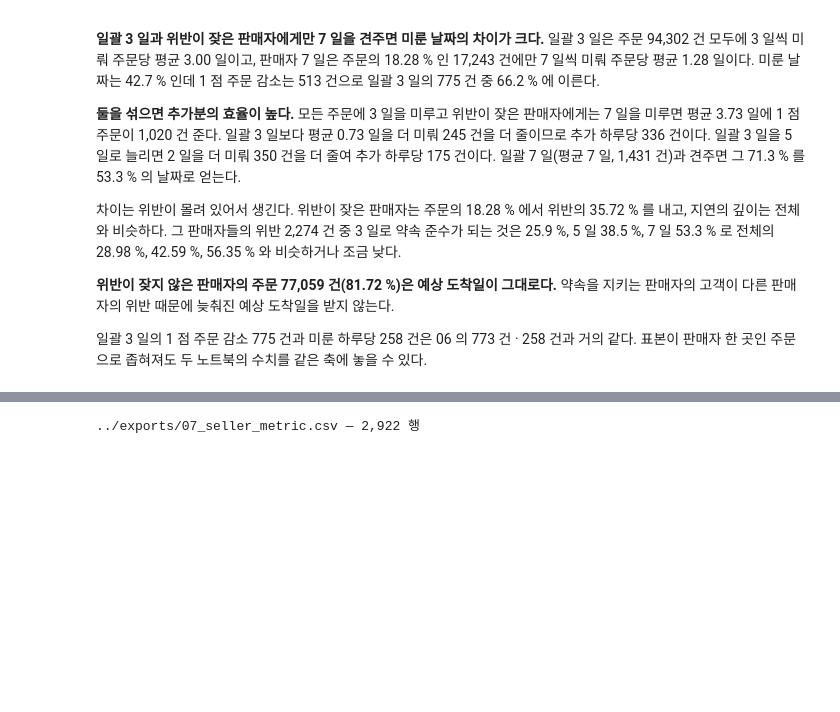
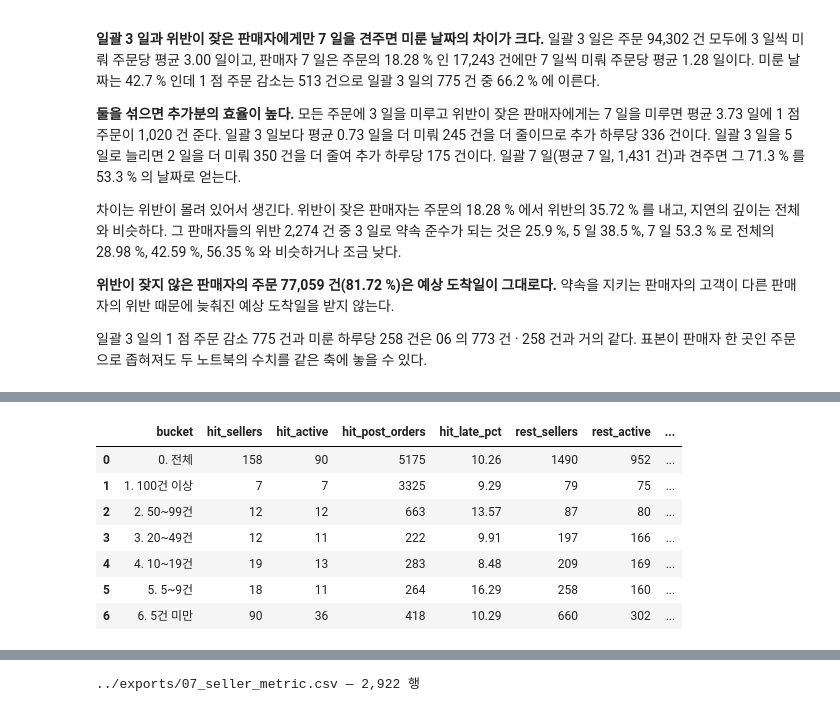
Before and after one commit to wlstjd1011/Olist-data-analyze, a Jupyter notebook: notebooks/07_seller_quality.ipynb, the cells around one changed output, grey strips where cells are left out. Cells and saved outputs as stored; diff of their text form; code cells hidden in the pictures; blank space fills up the shorter version.

```diff
--- a/notebooks/07_seller_quality.ipynb
+++ b/notebooks/07_seller_quality.ipynb
@@ -1257,0 +1398,80 @@ ORDER BY policy
+# %%
+con.execute("""
+WITH base AS (
+    SELECT seller_id,
+           days_vs_promise,
+           CASE WHEN order_purchase_timestamp >= DATE '2018-01-01'
+                THEN 'post'
+                WHEN CAST(order_purchase_timestamp AS DATE)
+                     + CAST(delivery_days AS INTEGER) < DATE '2018-01-01'
+                THEN 'prev'
+           END AS period
+    FROM seller_review
+),
+rate AS (
+    SELECT period,
+           AVG(CASE WHEN days_vs_promise > 0 THEN 1.0 ELSE 0.0 END) AS late_all
+    FROM base
+    WHERE period IS NOT NULL
+    GROUP BY period
+),
+per_seller AS (
+    SELECT b.seller_id,
+           b.period,
+           COUNT(*)                                AS orders,
+           COUNT(*) FILTER (b.days_vs_promise > 0) AS late_n,
+           MIN(r.late_all)                         AS late_all
+    FROM base AS b
+    JOIN rate AS r USING (period)
+    GROUP BY b.seller_id, b.period
+),
+flag AS (
+    SELECT seller_id,
+           period,
+           orders,
+           late_n,
+           ((1.0 * late_n / orders + 1.9208 / orders)
+            - 1.96 * SQRT((1.0 * late_n / orders) * (1 - 1.0 * late_n / orders) / orders
+                          + 0.9604 / (orders * orders)))
+           / (1 + 3.8416 / orders) > late_all AS hit
+    FROM per_seller
+),
+prev AS (SELECT * FROM flag WHERE period = 'prev'),
+post AS (SELECT * FROM flag WHERE period = 'post'),
+joined AS (
+    SELECT CASE WHEN pv.orders >= 100 THEN '1. 100건 이상'
+                WHEN pv.orders >=  50 THEN '2. 50~99건'
+                WHEN pv.orders >=  20 THEN '3. 20~49건'
+                WHEN pv.orders >=  10 THEN '4. 10~19건'
+                WHEN pv.orders >=   5 THEN '5. 5~9건'
+                ELSE                       '6. 5건 미만' END AS bucket,
+           pv.hit,
+           ps.orders AS post_orders,
+           ps.late_n AS post_late
+    FROM prev      AS pv
+    LEFT JOIN post AS ps USING (seller_id)
+)
+SELECT COALESCE(bucket, '0. 전체')                                            AS bucket,
+       COUNT(*) FILTER (hit)                                                 AS hit_sellers,
+       COUNT(post_orders) FILTER (hit)                                       AS hit_active,
+       CAST(SUM(post_orders) FILTER (hit) AS BIGINT)                         AS hit_post_orders,
+       ROUND(100.0 * SUM(post_late) FILTER (hit)
+                   / SUM(post_orders) FILTER (hit), 2)                       AS hit_late_pct,
+       COUNT(*) FILTER (NOT hit)                                             AS rest_sellers,
+       COUNT(post_orders) FILTER (NOT hit)                                   AS rest_active,
+       CAST(SUM(post_orders) FILTER (NOT hit) AS BIGINT)                     AS rest_post_orders,
+       ROUND(100.0 * SUM(post_late) FILTER (NOT hit)
+                   / SUM(post_orders) FILTER (NOT hit), 2)                   AS rest_late_pct
+FROM joined
+GROUP BY GROUPING SETS ((bucket), ())
+ORDER BY bucket
+""").df()
+# %% [output]
+|  | bucket | hit_sellers | hit_active | hit_post_orders | hit_late_pct | rest_sellers | rest_active | ... |
+| 0 | 0. 전체 | 158 | 90 | 5175 | 10.26 | 1490 | 952 | ... |
+| 1 | 1. 100건 이상 | 7 | 7 | 3325 | 9.29 | 79 | 75 | ... |
+| 2 | 2. 50~99건 | 12 | 12 | 663 | 13.57 | 87 | 80 | ... |
+| 3 | 3. 20~49건 | 12 | 11 | 222 | 9.91 | 197 | 166 | ... |
+| 4 | 4. 10~19건 | 19 | 13 | 283 | 8.48 | 209 | 169 | ... |
+| 5 | 5. 5~9건 | 18 | 11 | 264 | 16.29 | 258 | 160 | ... |
+| 6 | 6. 5건 미만 | 90 | 36 | 418 | 10.29 | 660 | 302 | ... |
```
Also changed, not shown: parts of 18 cells of this notebook, 1 other file.
